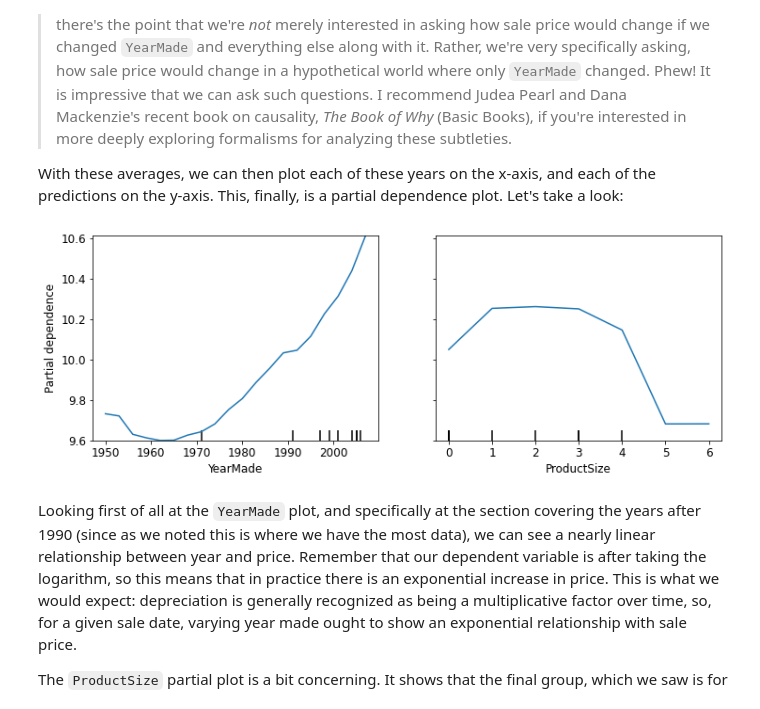
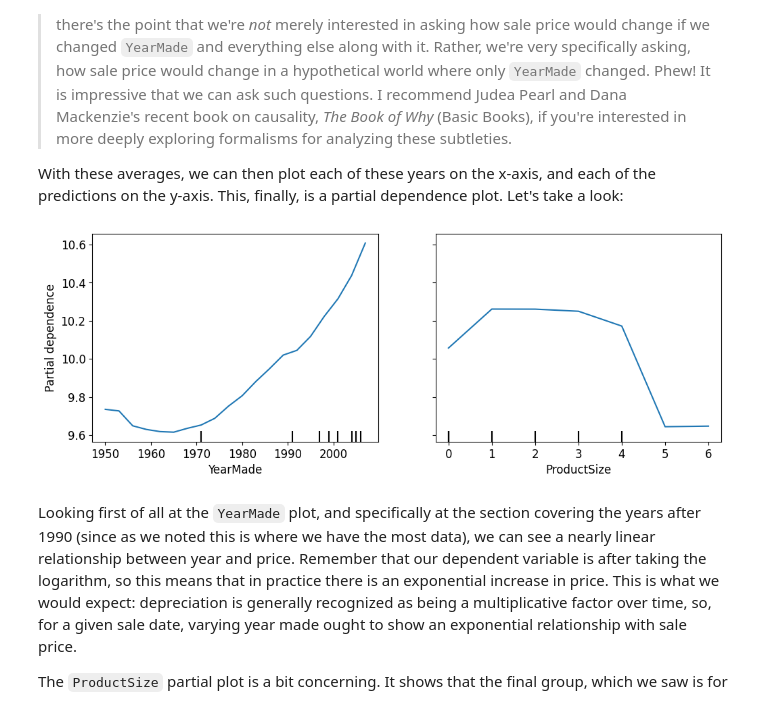
Before and after one commit to GeezilNyman/fastbook, a Jupyter notebook: 09_tabular.ipynb, the cells around one changed output. Drawn from its saved outputs; the diff is of its cells as text; code cells hidden in the pictures.

```diff
--- a/09_tabular.ipynb
+++ b/09_tabular.ipynb
@@ -798,13 +798,13 @@ Instead, what we do is replace every single value in the `YearMade` column with
 
 With these averages, we can then plot each of these years on the x-axis, and each of the predictions on the y-axis. This, finally, is a partial dependence plot. Let's take a look:
 # %%
-from sklearn.inspection import plot_partial_dependence
+from sklearn.inspection import PartialDependenceDisplay
 
 fig,ax = plt.subplots(figsize=(12, 4))
-plot_partial_dependence(m, valid_xs_final, ['YearMade','ProductSize'],
+PartialDependenceDisplay.from_estimator(m, valid_xs_final, ['YearMade','ProductSize'],
                         grid_resolution=20, ax=ax);
 # %% [output]
-[figure, old version]
+[figure, new version]
 # %% [markdown]
 Looking first of all at the `YearMade` plot, and specifically at the section covering the years after 1990 (since as we noted this is where we have the most data), we can see a nearly linear relationship between year and price. Remember that our dependent variable is after taking the logarithm, so this means that in practice there is an exponential increase in price. This is what we would expect: depreciation is generally recognized as being a multiplicative factor over time, so, for a given sale date, varying year made ought to show an exponential relationship with sale price.
 
```
Also changed, not shown: parts of 39 cells of this notebook.
